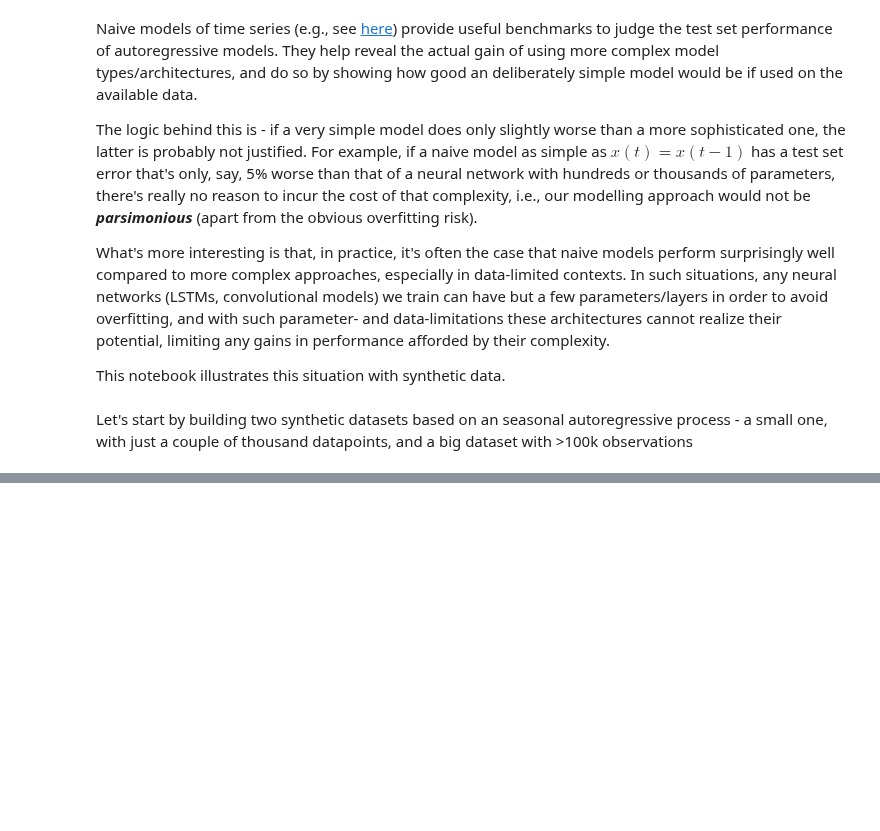
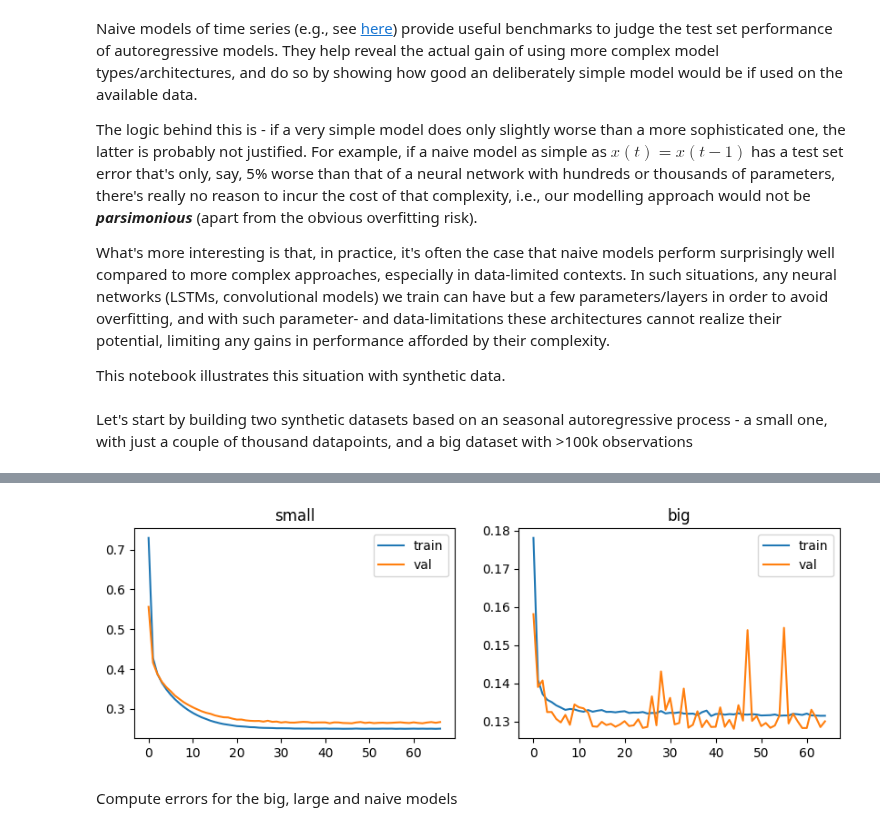
Before and after one commit to robetatis/study_notes_ml, a Jupyter notebook: naive_vs_nn.ipynb, the cells around one changed output, grey strips where cells are left out. Drawn from its saved outputs; the diff is of its cells as text; code cells hidden in the pictures; blank space fills up the shorter version.

Commit message:
update naive vs nn

```diff
--- a/naive_vs_nn.ipynb
+++ b/naive_vs_nn.ipynb
@@ -159,0 +146,32 @@ print(perc_rel_errors_below_10['conv_bigdata'])
+# %%
+BATCH_SIZE = 32
+MAX_EPOCHS = 100
+CONV_WIDTH = 500
+LABEL_WIDTH = 1
+INPUT_WIDTH = LABEL_WIDTH + (CONV_WIDTH - 1)
+
+conv_big = tf.keras.Sequential([
+    tf.keras.layers.Conv1D(filters=10, kernel_size=(CONV_WIDTH // 2,)),
+    tf.keras.layers.Flatten(),
+    tf.keras.layers.Dense(5, activation='relu'),
+    tf.keras.layers.Dense(units=1),
+    tf.keras.layers.Reshape([1, 1])
+])
+
+w_conv_big = WindowGenerator(
+    input_width=INPUT_WIDTH,
+    label_width=LABEL_WIDTH,
+    offset=1,
+    train_df=x_big_datasets['train_df'],
+    val_df=x_big_datasets['val_df'],
+    test_df=x_big_datasets['test_df'],
+    batch_size=BATCH_SIZE,
+    label_columns=['x'])
+
+print(f'X shape = {w_conv_big.example[0].shape}')
+print(f'y_pred shape = {conv_big(w_conv_big.example[0]).shape}')
+print(f'y_obs shape = {w_conv_big.example[1].shape}')
+
+conv_big(w_conv_big.example[0]) # build model to get number of parameters
+
+print(f'Estimating {conv_big.count_params():,} parameters on {w_conv_big.train_df.shape[0]:,} datapoints')
@@ -159,0 +183,2 @@ print(perc_rel_errors_below_10['conv_bigdata'])
+# %%
+history_conv_big = compile_and_fit(conv_big, w_conv_big, max_epochs=MAX_EPOCHS, patience=20, verbose=1)
@@ -159,0 +207,15 @@ print(perc_rel_errors_below_10['conv_bigdata'])
+# %%
+fig, ax = plt.subplots(1, 2, figsize=(10, 3))
+ax[0].plot(history_conv_small.history['loss'], label='train')
+ax[0].plot(history_conv_small.history['val_loss'], label='val')
+ax[0].legend()
+ax[0].set_title('small')
+ax[1].plot(history_conv_big.history['loss'], label='train')
+ax[1].plot(history_conv_big.history['val_loss'], label='val')
+ax[1].legend()
+ax[1].set_title('big')
+plt.show()
+# %% [output]
+[figure, added]
+# %% [markdown]
+Compute errors for the big, large and naive models
```
Also changed, not shown: parts of 13 cells of this notebook.
